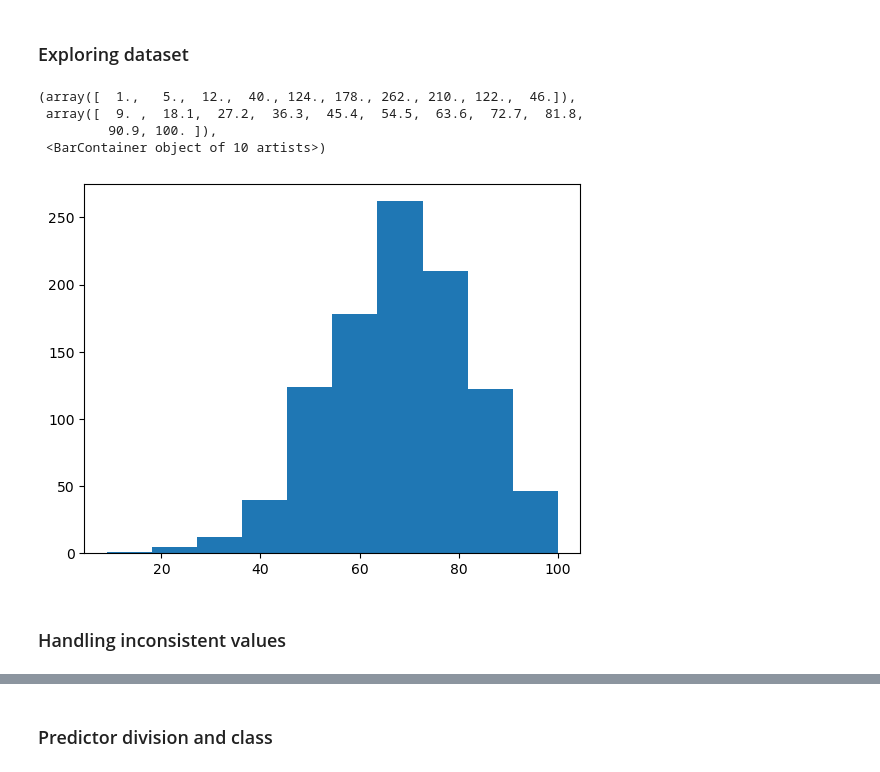
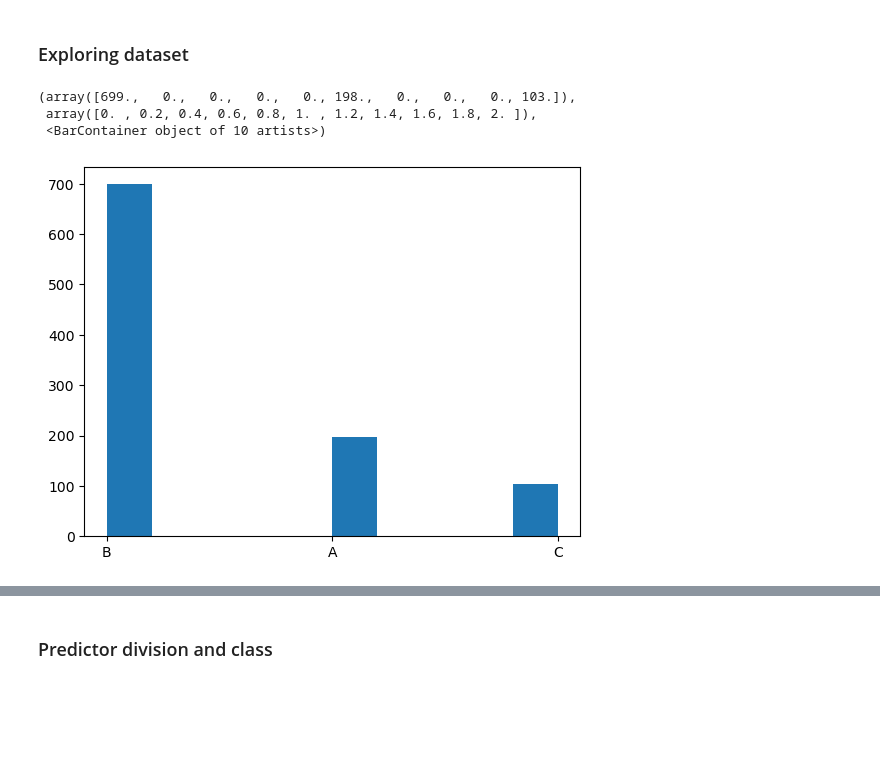
Before and after one commit to lucas-rech/bidti-machine-learning, a Jupyter notebook: projects/student_performance/processing.ipynb, the cells around one changed output, grey strips where cells are left out. Saved outputs shown, nothing was run; the diff lists cells and outputs as text; code cells hidden in the pictures; blank space fills up the shorter version.

```diff
--- a/projects/student_performance/processing.ipynb
+++ b/projects/student_performance/processing.ipynb
@@ -13,7 +21,7 @@ import matplotlib.pyplot as plt
 import plotly.express as px
 # %%
 #Importing dataset file
-data_students = pd.read_csv('./data/students.csv')
+data_students = pd.read_csv('./data/StudentsPerformance.csv')
 # %%
 #Exploring dataset
 data_students.columns
@@ -37,0 +47,2 @@ data_students.head(10)
+# %%
+data_students['average score'] = data_students[['math score', 'reading score', 'writing score']].mean(axis=1)
@@ -37,0 +55,14 @@ data_students.head(10)
+# %%
+def classify(score):
+    if score >= 80:
+        return 'A'
+    elif score >= 50:
+        return 'B'
+    else:
+        return 'C'
+
+# Aplicar a função
+data_students['score class'] = data_students['average score'].apply(classify)
+
+# Salvar o novo CSV (opcional)
+data_students.to_csv('students_classificados.csv', index=False)
@@ -37,0 +83,2 @@ data_students.head(10)
+# %%
+data_students = data_students.drop(columns='average score')
@@ -38,12 +112,11 @@ data_students.head(10)
 # %% [markdown]
 ### Exploring dataset
 # %%
-#Approximate math score
-plt.hist(x = data_students['average score'])
+#Approximate score
+plt.hist(x = data_students['score class'])
 # %% [output]
-(array([  1.,   5.,  12.,  40., 124., 178., 262., 210., 122.,  46.]),
- array([  9. ,  18.1,  27.2,  36.3,  45.4,  54.5,  63.6,  72.7,  81.8,
-         90.9, 100. ]),
+(array([699.,   0.,   0.,   0.,   0., 198.,   0.,   0.,   0., 103.]),
+ array([0. , 0.2, 0.4, 0.6, 0.8, 1. , 1.2, 1.4, 1.6, 1.8, 2. ]),
  <BarContainer object of 10 artists>)
-[figure, old version]
+[figure, new version]
 # %%
@@ -51,3 +124 @@ graphic = px.treemap(data_students, path = ['gender', 'parental level of educati
 graphic.show()
-# %% [markdown]
-### Handling inconsistent values
```
Also changed, not shown: parts of 26 cells of this notebook, 11 other files.
